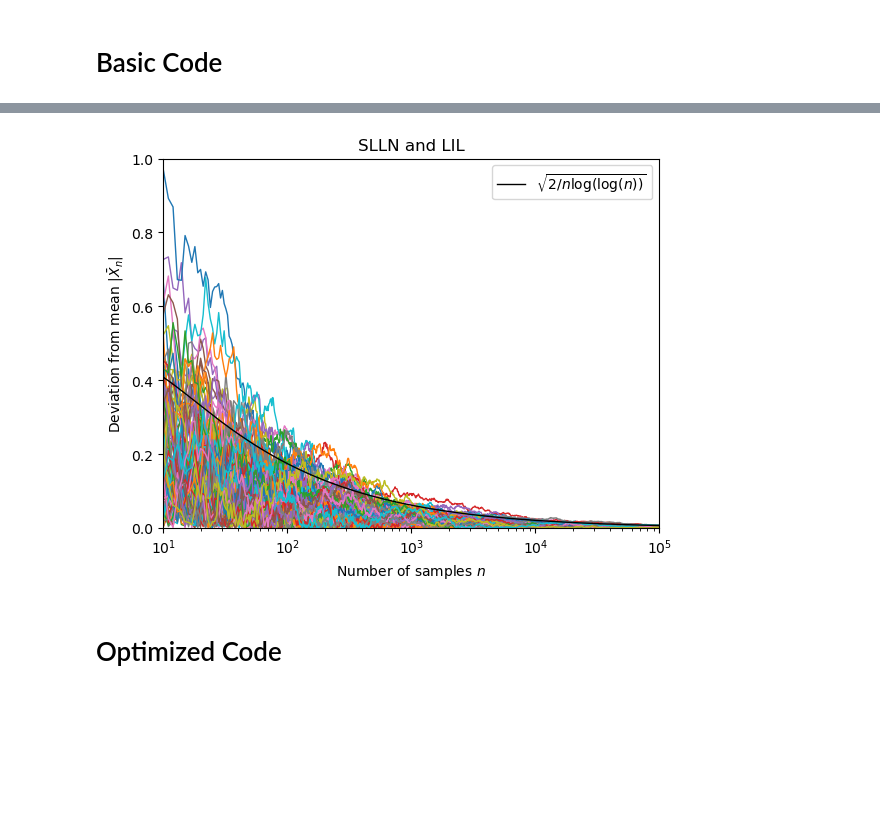
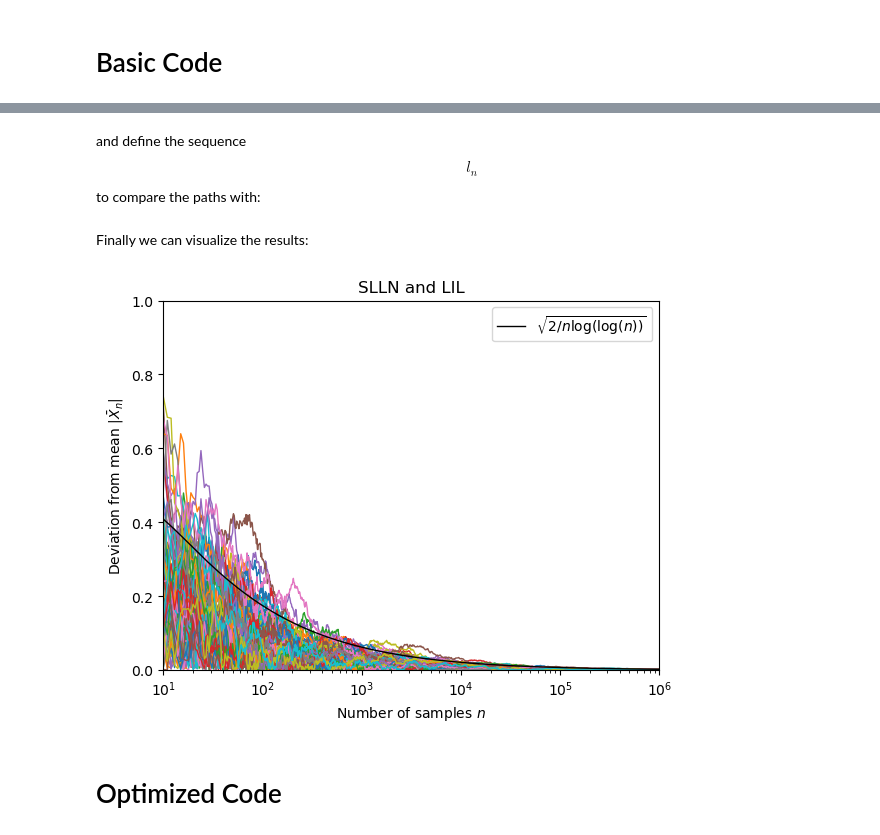
Before and after one commit to jd11111/probability, a Jupyter notebook: SLLN_LIL.ipynb, the cells around one changed output, grey strips where cells are left out. Saved outputs shown, nothing was run; the diff lists cells and outputs as text; code cells hidden in the pictures; blank space fills up the shorter version.

```diff
--- a/SLLN_LIL.ipynb
+++ b/SLLN_LIL.ipynb
@@ -14,0 +11,7 @@ paths = np.cumsum(rand,axis=1)/np.arange(1,10**max_pow+1) #calculate the paths
+# %%
+def generate_paths_basic(M,ns):
+    """returns an array containing the values of M different paths at the values of n in ns"""
+    rng = np.random.Generator(np.random.SFC64()) #nitialize RNG
+    rand = rng.normal(size=(M,ns[-1])) #generate normal distributed data
+    paths = np.cumsum(rand,axis=1) #calculate the partial sums from n=1 to n=ns[-1]
+    return paths[:,ns-1] #only return the partial sums for those values of n in ns
@@ -14,0 +20,3 @@ paths = np.cumsum(rand,axis=1)/np.arange(1,10**max_pow+1) #calculate the paths
+# %%
+X= np.logspace(1,6,base=10,num=1000) #create array of numbers between 10**1 and 10**6 that are equally  that are evenly spaced on a log scale for plotting of the iterated logarithm
+ns = np.unique(np.round(X).astype(np.int64)) #create array of integers between 10**1 and 10**6 that are equally spaced on a log scale for plotting of the paths
@@ -15,3 +25,7 @@ paths = np.cumsum(rand,axis=1)/np.arange(1,10**max_pow+1) #calculate the paths
+# %%
+paths = generate_paths_basic(80,ns)
+# %% [markdown]
+and define the sequence $$l_n$$ to compare the paths with:
 # %%
 def iterlog(x):
     if x<=np.e:
@@ -23,22 +37,21 @@ iterlog = np.vectorize(iterlog) #to make sure the function is employed element-w
-# %%
-X= np.logspace(1,max_pow,base=10,num=1000) #create array of equally spaced numbers on log scale for plotting of the iterated logarithm
-ns = np.unique(np.round(X).astype(np.int64)) #create array of equally spaced integers on log scale for plotting of the paths
+# %% [markdown]
+Finally we can visualize the results:
 # %%
 fig, ax = plt.subplots()
 
 ax.plot(X,iterlog(X),color="black",lw =1,zorder=5,label=r"$\sqrt{2  /n \log ( \log (n))}$") #plot the iterated logarithm
 for path in paths:
-    ax.plot(ns,np.abs(path[ns-1]),lw=1) #plot the path
+    ax.plot(ns,np.abs(path/ns),lw=1) #plot the path
 
 ax.set_xlabel("Number of samples $n$")
 ax.set_ylabel(r"Deviation from mean $|\bar{X}_n |$")
 ax.set_xscale("log")
-ax.set_xlim(10**1,10**max_pow)
+ax.set_xlim(ns[0],ns[-1])
 ax.set_ylim(0,1)
 plt.legend()
 plt.title("SLLN and LIL")
 plt.show()
 # %% [output]
-[figure, old version]
+[figure, new version]
 # %% [markdown]
 # Optimized Code
```
Also changed, not shown: parts of 42 cells of this notebook.
